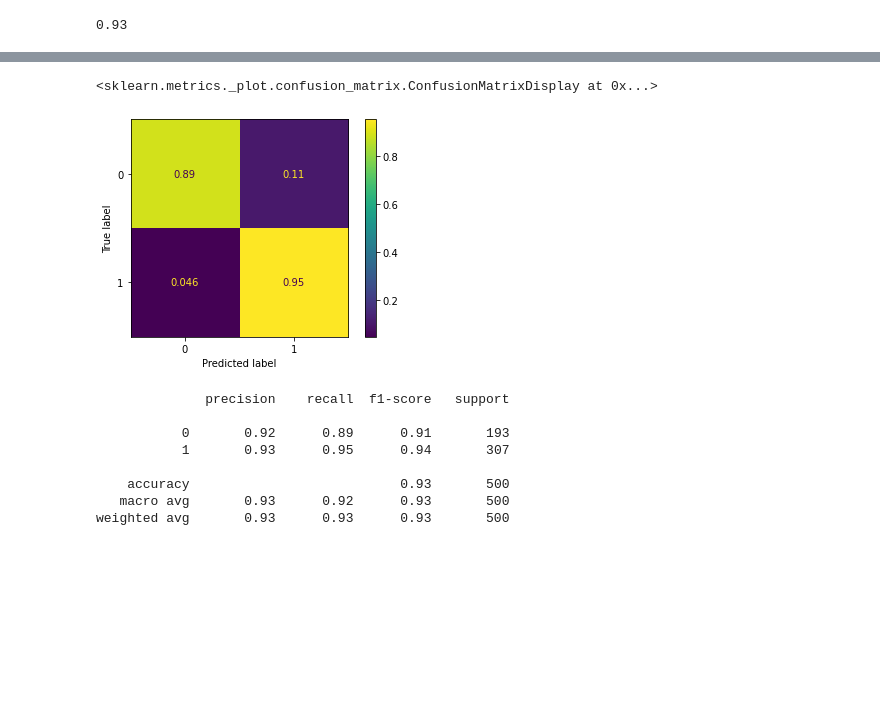
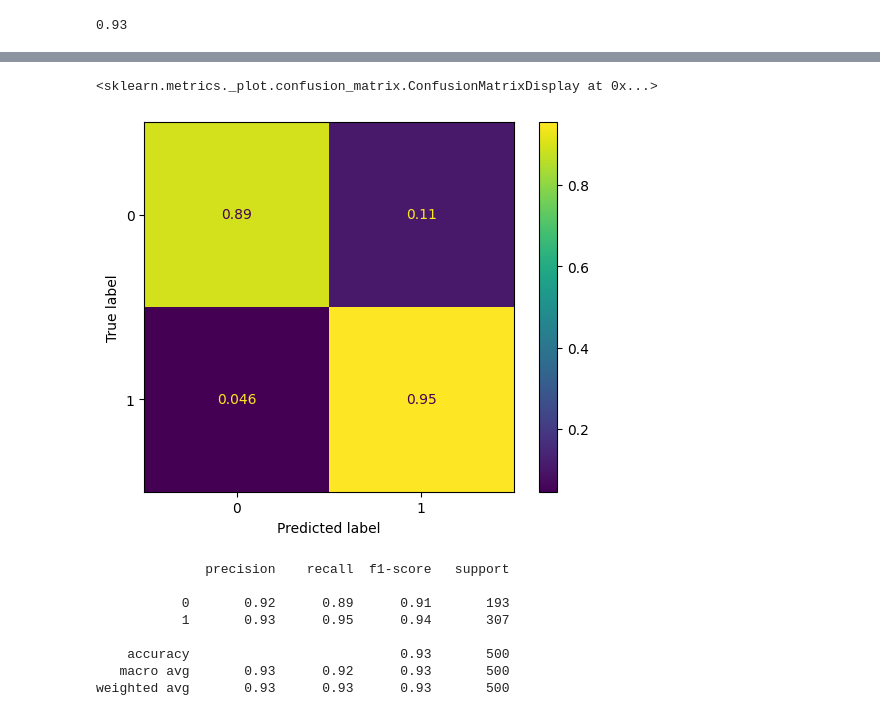
Before and after one commit to Briankipkemboi78/datascience, a Jupyter notebook: Reference/11-Logistic-Regression-Models/00-Logistic-Regression.ipynb, the cells around one changed output, grey strips where cells are left out. Cells and saved outputs as stored; diff of their text form; code cells hidden in the pictures; blank space fills up the shorter version.

```diff
--- a/Reference/11-Logistic-Regression-Models/00-Logistic-Regression.ipynb
+++ b/Reference/11-Logistic-Regression-Models/00-Logistic-Regression.ipynb
@@ -220,9 +225,13 @@ plot_confusion_matrix(log_model,scaled_X_test,y_test)
 # %%
-# Scaled so highest value=1
-plot_confusion_matrix(log_model,scaled_X_test,y_test,normalize='true')
+ConfusionMatrixDisplay.from_estimator(
+    log_model,
+    scaled_X_test,
+    y_test,
+    normalize='true'
+)
 # %% [output]
 <sklearn.metrics._plot.confusion_matrix.ConfusionMatrixDisplay at 0x...>
-[figure, old version]
+[figure, new version]
 # %%
 print(classification_report(y_test,y_pred))
 # %% [output]
```
Also changed, not shown: parts of 4 cells of this notebook.
